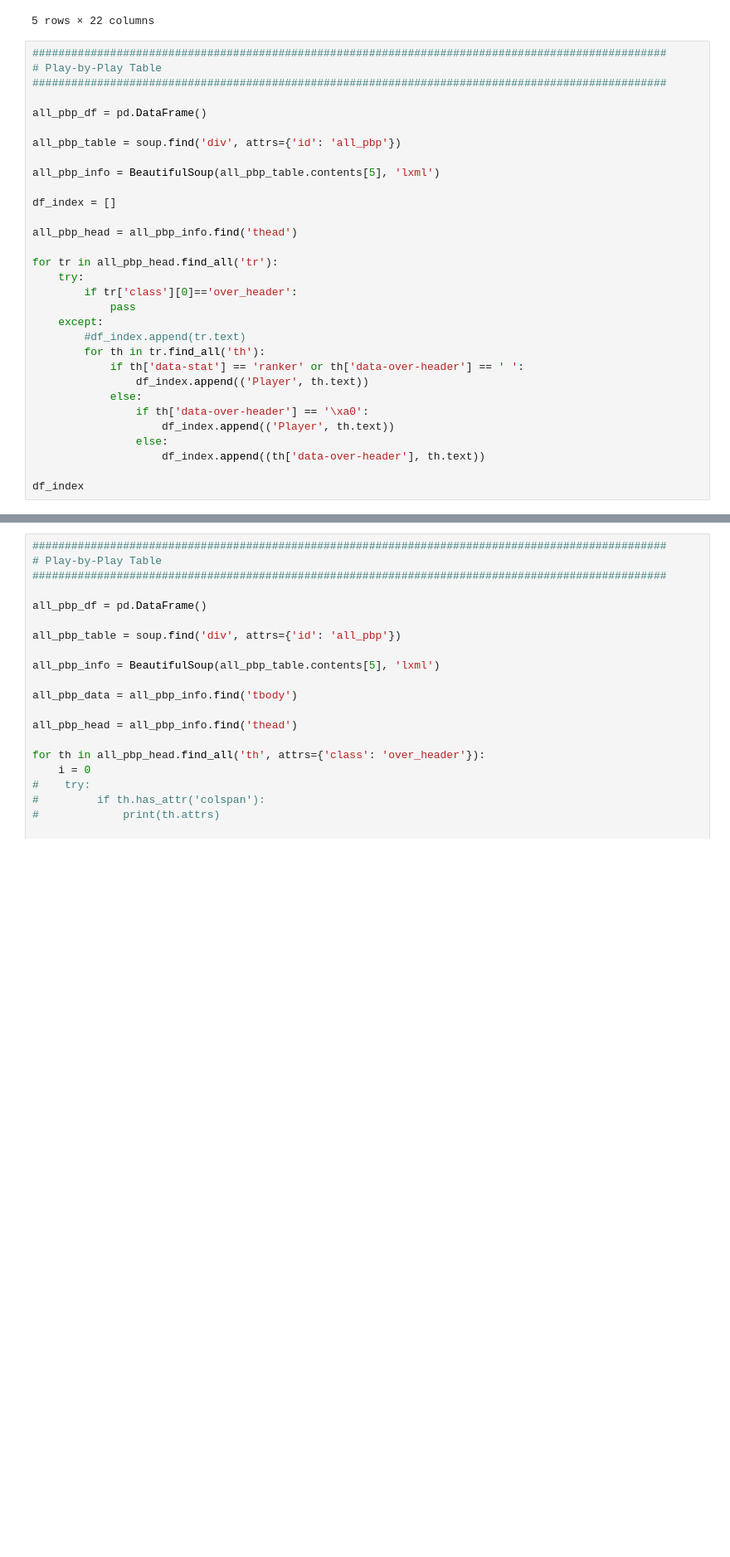
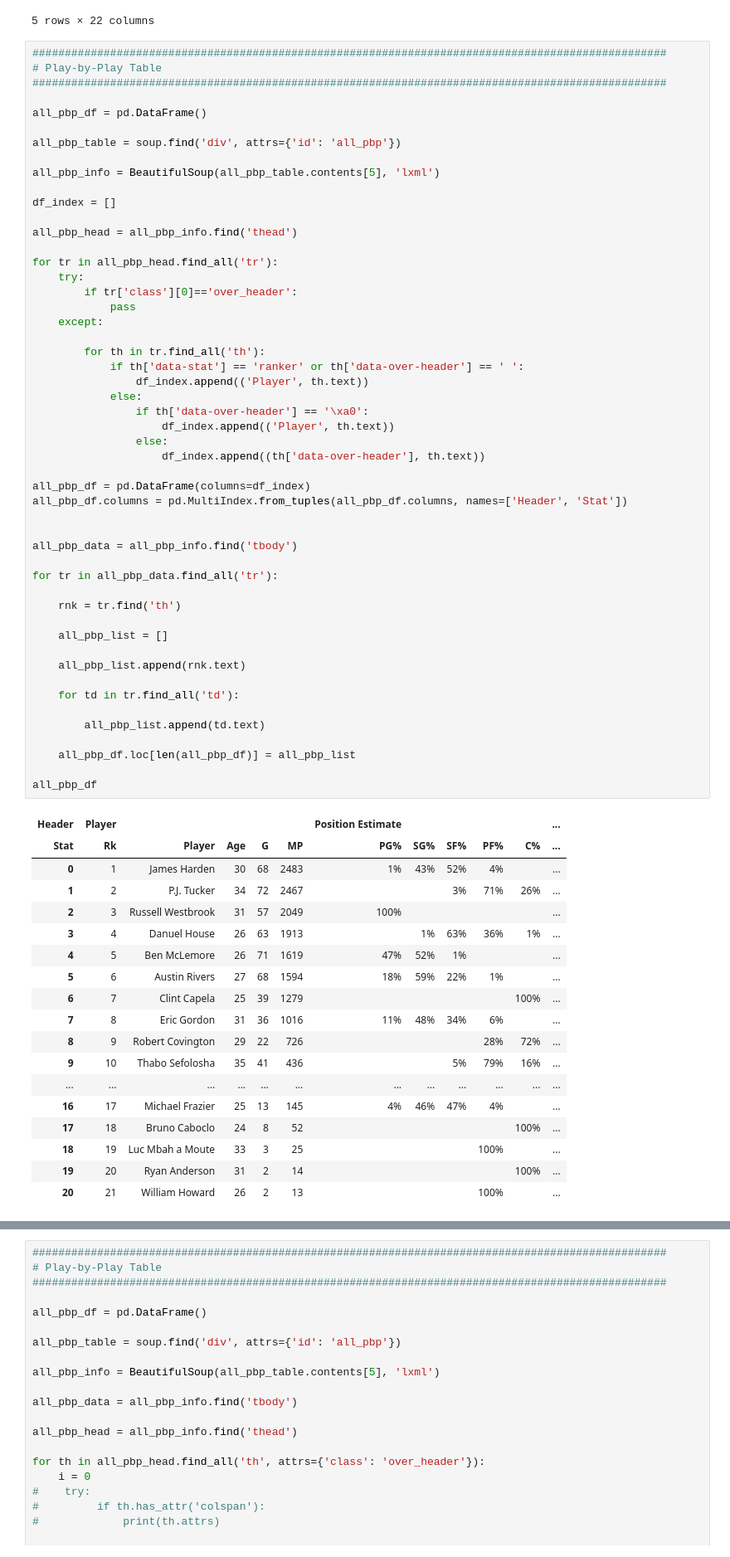
Before and after one commit to DavidNWiley/NBA_Stats, a Jupyter notebook: Python_Code/NBA_Stats_Simple.ipynb, the cells around one changed output, grey strips where cells are left out. Shown: that part at 83% size. Cells and saved outputs as stored; diff of their text form; blank space fills up the shorter version.

Commit message:
new data

```diff
--- a/Python_Code/NBA_Stats_Simple.ipynb
+++ b/Python_Code/NBA_Stats_Simple.ipynb
@@ -390,32 +390,70 @@ all_pbp_df.head()
 # %%
 ##################################################################################################
 # Play-by-Play Table
 ##################################################################################################
 
 all_pbp_df = pd.DataFrame()
 
 all_pbp_table = soup.find('div', attrs={'id': 'all_pbp'})
 
 all_pbp_info = BeautifulSoup(all_pbp_table.contents[5], 'lxml')
 
 df_index = []
 
 all_pbp_head = all_pbp_info.find('thead')
 
 for tr in all_pbp_head.find_all('tr'):
     try:
         if tr['class'][0]=='over_header':
             pass
     except:
-        #df_index.append(tr.text)
+
         for th in tr.find_all('th'):
             if th['data-stat'] == 'ranker' or th['data-over-header'] == ' ':
                 df_index.append(('Player', th.text))
             else:
                 if th['data-over-header'] == '\xa0':
                     df_index.append(('Player', th.text))
                 else:
                     df_index.append((th['data-over-header'], th.text))
 
-df_index
+all_pbp_df = pd.DataFrame(columns=df_index)
+all_pbp_df.columns = pd.MultiIndex.from_tuples(all_pbp_df.columns, names=['Header', 'Stat'])
+
+
+all_pbp_data = all_pbp_info.find('tbody')
+
+for tr in all_pbp_data.find_all('tr'):
+
+    rnk = tr.find('th')
+
+    all_pbp_list = []
+
+    all_pbp_list.append(rnk.text)
+
+    for td in tr.find_all('td'):
+
+        all_pbp_list.append(td.text)
+
+    all_pbp_df.loc[len(all_pbp_df)] = all_pbp_list
+
+all_pbp_df
 # %% [output]
+| Header | Player |  |  |  |  | Position Estimate |  |  |  |  | ... |
+| Stat | Rk | Player | Age | G | MP | PG% | SG% | SF% | PF% | C% | ... |
+| 0 | 1 | James Harden | 30 | 68 | 2483 | 1% | 43% | 52% | 4% |  | ... |
+| 1 | 2 | P.J. Tucker | 34 | 72 | 2467 |  |  | 3% | 71% | 26% | ... |
+| 2 | 3 | Russell Westbrook | 31 | 57 | 2049 | 100% |  |  |  |  | ... |
+| 3 | 4 | Danuel House | 26 | 63 | 1913 |  | 1% | 63% | 36% | 1% | ... |
+| 4 | 5 | Ben McLemore | 26 | 71 | 1619 | 47% | 52% | 1% |  |  | ... |
+| 5 | 6 | Austin Rivers | 27 | 68 | 1594 | 18% | 59% | 22% | 1% |  | ... |
+| 6 | 7 | Clint Capela | 25 | 39 | 1279 |  |  |  |  | 100% | ... |
+| 7 | 8 | Eric Gordon | 31 | 36 | 1016 | 11% | 48% | 34% | 6% |  | ... |
+| 8 | 9 | Robert Covington | 29 | 22 | 726 |  |  |  | 28% | 72% | ... |
+| 9 | 10 | Thabo Sefolosha | 35 | 41 | 436 |  |  | 5% | 79% | 16% | ... |
+| ... | ... | ... | ... | ... | ... | ... | ... | ... | ... | ... | ... |
+| 16 | 17 | Michael Frazier | 25 | 13 | 145 | 4% | 46% | 47% | 4% |  | ... |
+| 17 | 18 | Bruno Caboclo | 24 | 8 | 52 |  |  |  |  | 100% | ... |
+| 18 | 19 | Luc Mbah a Moute | 33 | 3 | 25 |  |  |  | 100% |  | ... |
+| 19 | 20 | Ryan Anderson | 31 | 2 | 14 |  |  |  |  | 100% | ... |
+| 20 | 21 | William Howard | 26 | 2 | 13 |  |  |  | 100% |  | ... |
```
Also changed, not shown: parts of 3 cells of this notebook.
